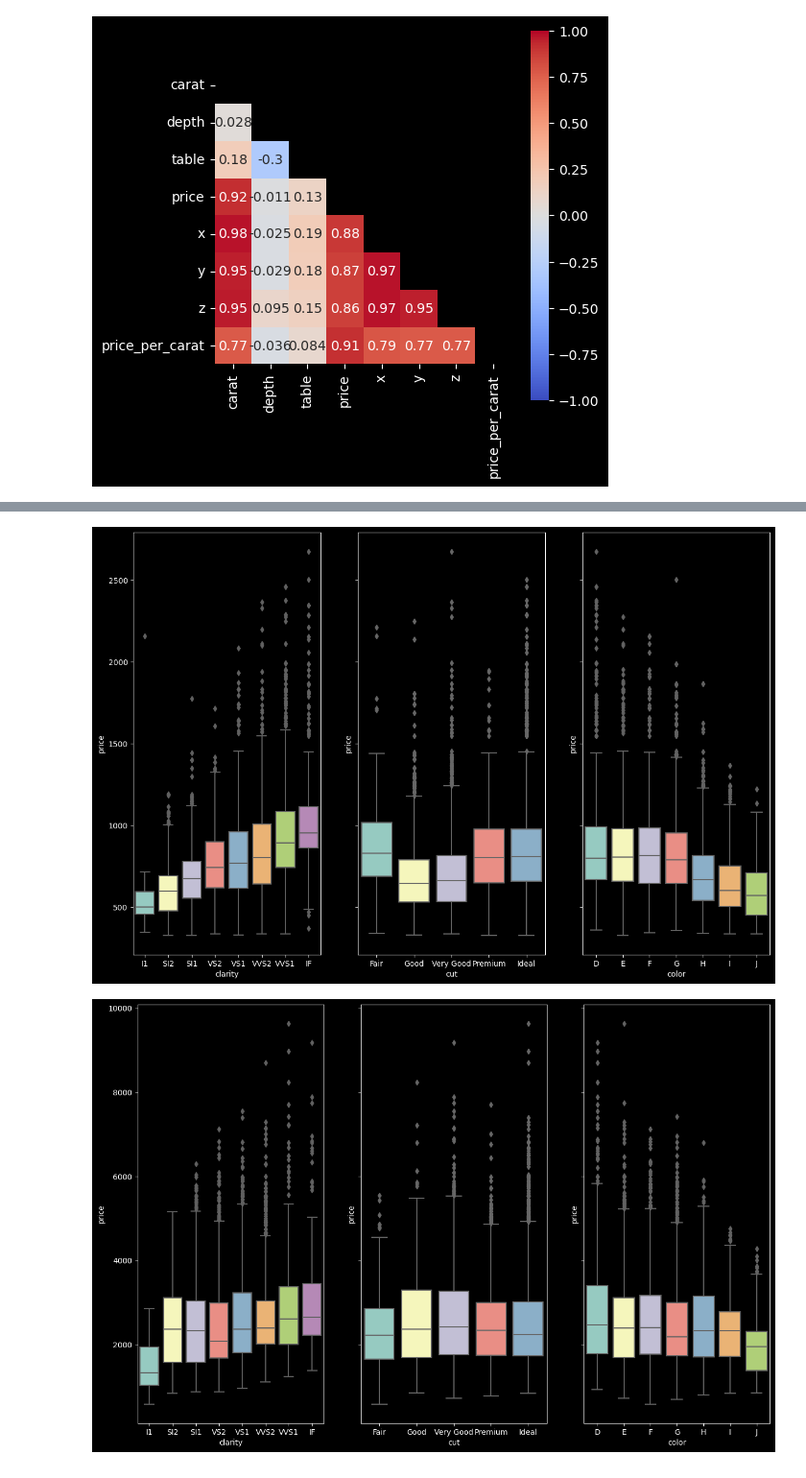
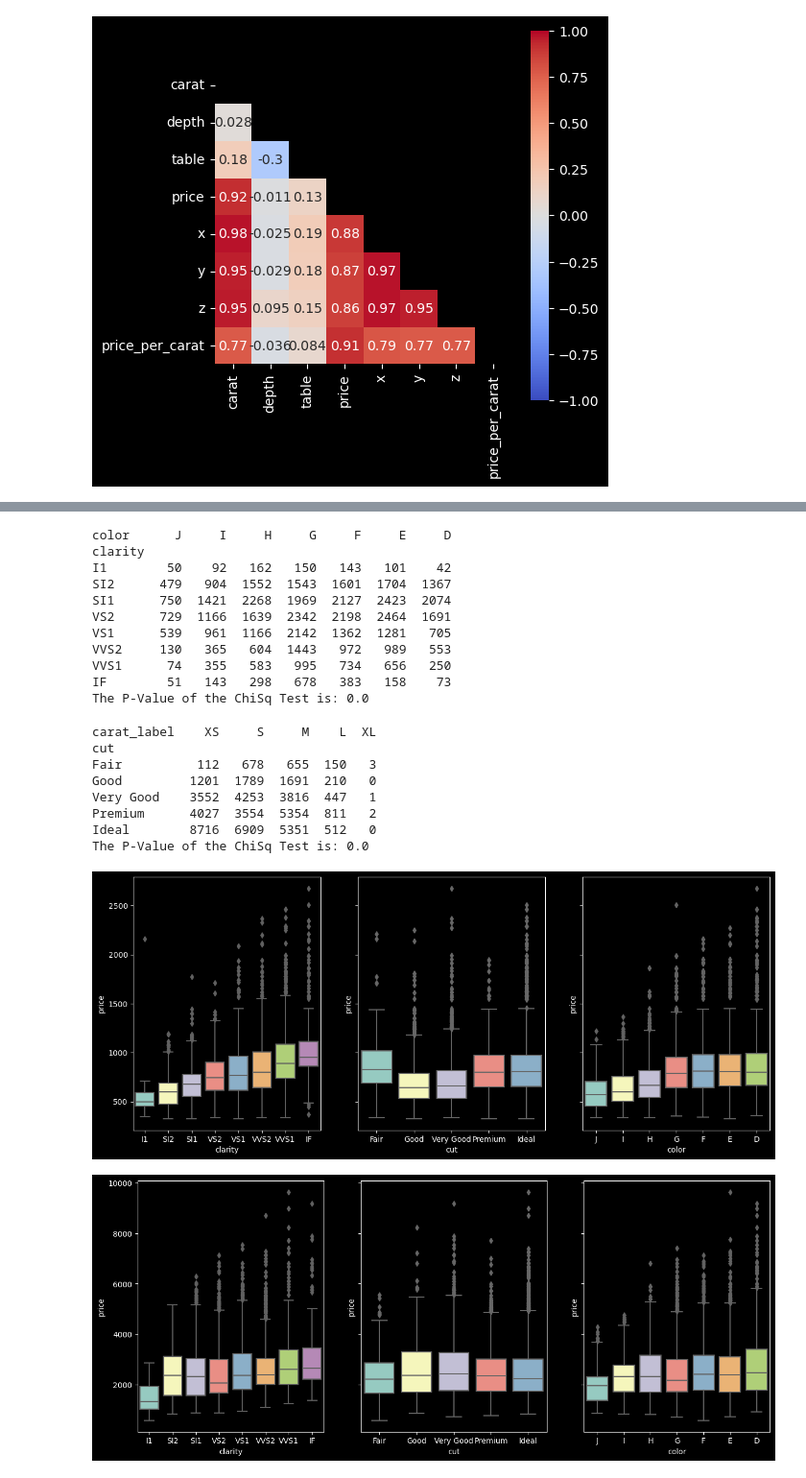
Before and after one commit to YanaOrf/Diamonds_analysis, a Jupyter notebook: Dimonds.ipynb, the cells around one changed output, grey strips where cells are left out. Shown at 96% size. Drawn from its saved outputs; the diff is of its cells as text; code cells hidden in the pictures.

```diff
--- a/Dimonds.ipynb
+++ b/Dimonds.ipynb
@@ -70,6 +106,12 @@ else "S" if value<1
 else "M" if value<2
 else "L" if value < 4
 else "XL")
+# %%
+dimonds["price_label"]=dimonds["price_per_carat"].apply(lambda value:
+"Low" if value<3000
+else "Average" if value<10000
+else "High" if value < 15000
+else "Extra" )
 # %%
 dimonds.loc[(dimonds["carat_label"]=="XS"),["carat","price","price_per_carat"]].head(5)
 # %% [output]
@@ -161,12 +203,13 @@ dimonds.describe()
 | 75% | 1.04000 | 62.500000 | 59.000000 | 5326.750000 | 6.540000 | 6.540000 | 4.030000 | 4950.000000 |
 | max | 5.01000 | 79.000000 | 95.000000 | 18823.000000 | 10.740000 | 58.900000 | 31.800000 | 17828.846154 |
 # %%
-# Turning cut,color, clarity, carat_label into categories
+# Turning cut,color, clarity, carat_label into categories (sorted from the worst to the best)
 
 dimonds["cut"]=pd.Categorical(dimonds["cut"],["Fair", "Good", "Very Good", "Premium", "Ideal"])
-dimonds["color"]=pd.Categorical(dimonds["color"],['D', 'E', 'F', 'G', 'H', 'I', 'J'])
+dimonds["color"]=pd.Categorical(dimonds["color"],["J","I","H","G","F","E","D"])
 dimonds["clarity"]=pd.Categorical(dimonds["clarity"],["I1", "SI2", "SI1", "VS2", "VS1", "VVS2", "VVS1", "IF"])
 dimonds["carat_label"]=pd.Categorical(dimonds["carat_label"],["XS","S","M","L","XL"])
+dimonds["price_label"]=pd.Categorical(dimonds["price_label"],["Low","Average","High","Extra"])
 # %% [markdown]
 EDA
 # %%
@@ -187 +231,16 @@ plt.show
 [figure]
+# %%
+# Price distribution
+x=dimonds["price_per_carat"]
+num_bins=100
+
+plt.title("Price per carat distribution")
+plt.xlabel("price_per_carat")
+plt.ylabel("Count")
+plt.style.use("dark_background")
+plt.hist(x, num_bins,edgecolor="grey")
+plt.show
+
+
+print("median",statss.median(dimonds["price_per_carat"]))
+print("mode",statss.mode(dimonds["price_per_carat"]))
@@ -215,15 +321,56 @@ plt.show()
+# %%
+#Cross tabulation between clarity and color
+Crosstab_Clarity_Color=pd.crosstab(index=dimonds["clarity"],columns=dimonds["color"])
+print(Crosstab_Clarity_Color)
+
+# Performing Chi-sq test
+Crosstab_Clarity_Color = chi2_contingency(Crosstab_Clarity_Color)
+
+
+print('The P-Value of the ChiSq Test is:', Crosstab_Clarity_Color[1])
+# %% [output]
+color      J     I     H     G     F     E     D
+clarity
+I1        50    92   162   150   143   101    42
+SI2      479   904  1552  1543  1601  1704  1367
+SI1      750  1421  2268  1969  2127  2423  2074
+VS2      729  1166  1639  2342  2198  2464  1691
+VS1      539   961  1166  2142  1362  1281   705
+VVS2     130   365   604  1443   972   989   553
+VVS1      74   355   583   995   734   656   250
+IF        51   143   298   678   383   158    73
+The P-Value of the ChiSq Test is: 0.0
+# %%
+#Cross tabulation between cut and carat
+Crosstab_Cut_Carat=pd.crosstab(index=dimonds["cut"],columns=dimonds["carat_label"])
+print(Crosstab_Cut_Carat)
+
+# Performing Chi-sq test
+Crosstab_Cut_Carat = chi2_contingency(Crosstab_Cut_Carat)
+
+
+print('The P-Value of the ChiSq Test is:', Crosstab_Cut_Carat[1])
+# %% [output]
+carat_label    XS     S     M    L  XL
+cut
+Fair          112   678   655  150   3
+Good         1201  1789  1691  210   0
+Very Good    3552  4253  3816  447   1
+Premium      4027  3554  5354  811   2
+Ideal        8716  6909  5351  512   0
+The P-Value of the ChiSq Test is: 0.0
 # %%
 carat_label_list=["XS","S","M","L","XL"]
 
 for carat_label in  carat_label_list:
-    fig,axs=plt.subplots(1,3,sharey=True,figsize=(15,10))
+    fig,axs=plt.subplots(1,3,sharey=True,figsize=(15,6))
     sns.boxplot(data=dimonds[(dimonds["carat_label"])==carat_label],y="price",x="clarity", ax=axs[0])
     sns.boxplot(data=dimonds[(dimonds["carat_label"])==carat_label],y="price",x="cut",ax=axs[1])
     sns.boxplot(data=dimonds[(dimonds["carat_label"])==carat_label],y="price",x="color",ax=axs[2])
     ax.set_title(carat_label)
 
 
     plt.show()
 # %% [output]
-[figure, old version]
+[figure, new version]
-[figure, old version]
+[figure, new version]
```
Also changed, not shown: parts of 17 cells of this notebook, 1 other file.
